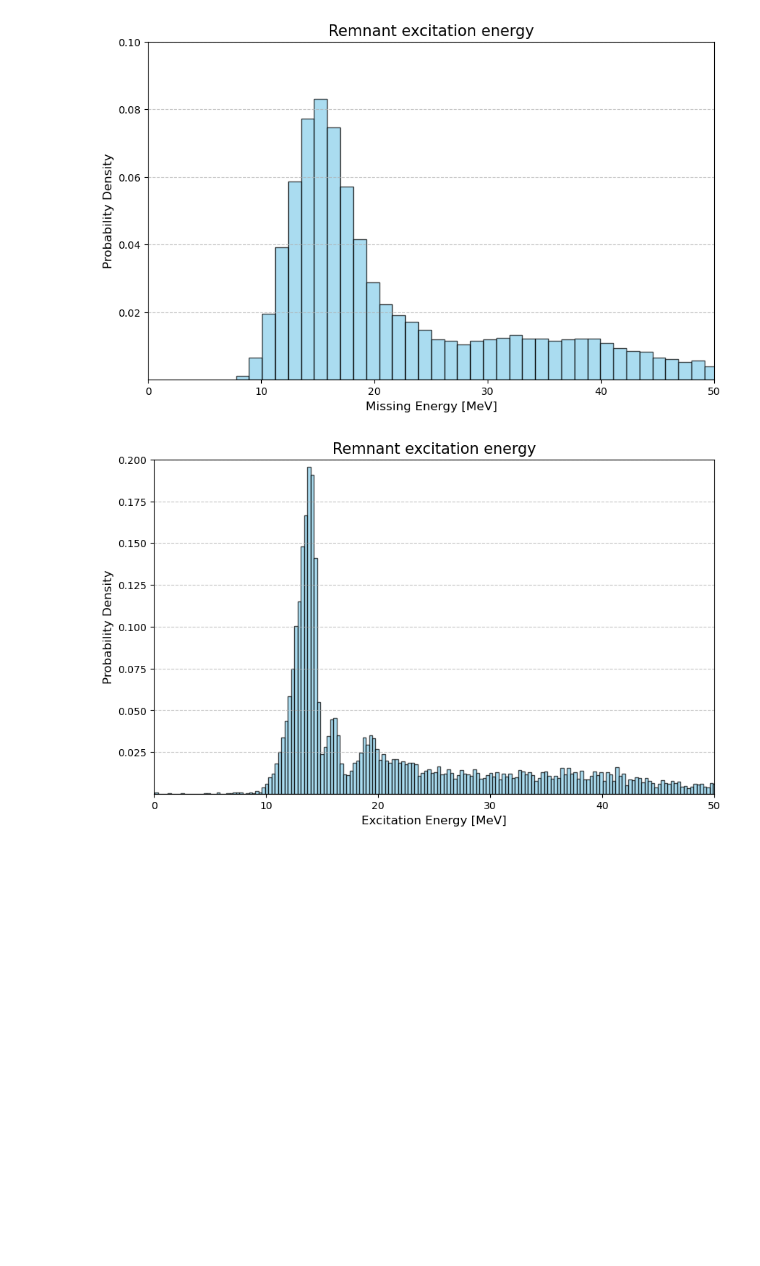
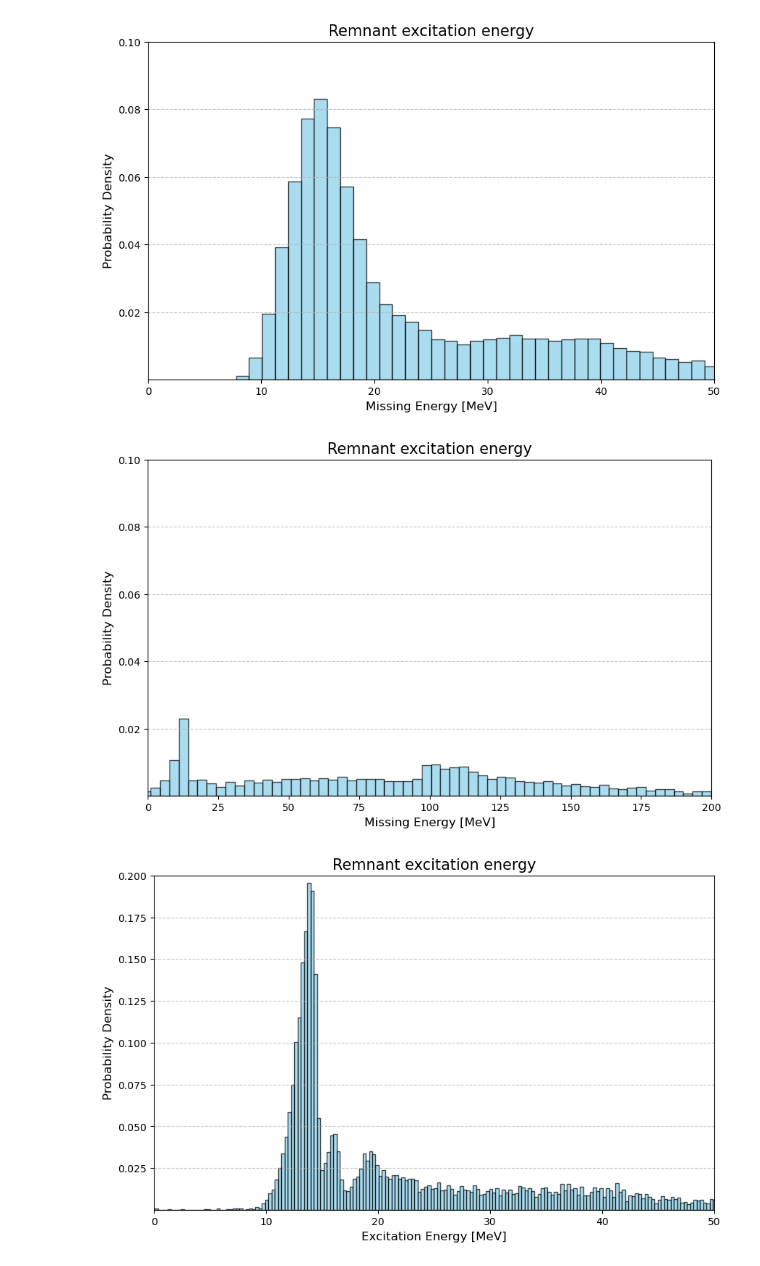
Before and after one commit to patrickstowell/INCL_GenericInterface, a Jupyter notebook: energyhisto.ipynb, the cells around one changed output. Saved outputs shown, nothing was run; the diff lists cells and outputs as text; code cells hidden in the pictures; blank space fills up the shorter version.

```diff
--- a/energyhisto.ipynb
+++ b/energyhisto.ipynb
@@ -395,6 +394,42 @@ plt.grid(axis='y', linestyle='--', alpha=0.7)
 plt.show()
 # %% [output]
 [figure]
+# %%
+import pandas as pd
+import matplotlib.pyplot as plt
+# 1. Load the data
+import pandas as pd
+
+file_path = 'SRC_missing_energy.txt'
+df = pd.read_csv(file_path, header=None, names=['Values'])
+
+# 1. Try to convert everything to a float. Non-floats become NaN.
+df['Values'] = pd.to_numeric(df['Values'], errors='coerce')
+
+# 2. Drop the rows that contain NaN (the original non-floats)
+df_cleaned = df.dropna()
+
+# 3. (Optional) Reset the index so your rows are numbered continuously again
+df = df_cleaned.reset_index(drop=True)
+# 2. Create the plot
+plt.figure(figsize=(10, 6))
+# Set density=True to normalise the bins
+plt.hist(df['Values'], bins=1000, color='skyblue', edgecolor='black', alpha=0.7, density=True)
+
+# 3. Add labels and styling
+plt.title('Remnant excitation energy', fontsize=15)
+plt.xlabel('Missing Energy [MeV]', fontsize=12)
+plt.xlim(0, 200)
+plt.ylim(0, 0.01)
+plt.ylim(1e-4, 0.1)
+# Updated label to reflect normalization
+plt.ylabel('Probability Density', fontsize=12)
+plt.grid(axis='y', linestyle='--', alpha=0.7)
+
+# Show the plot
+plt.show()
+# %% [output]
+[figure, added]
 # %%
 import pandas as pd
 import matplotlib.pyplot as plt
```
Also changed, not shown: parts of 23 cells of this notebook, 9 other files.
